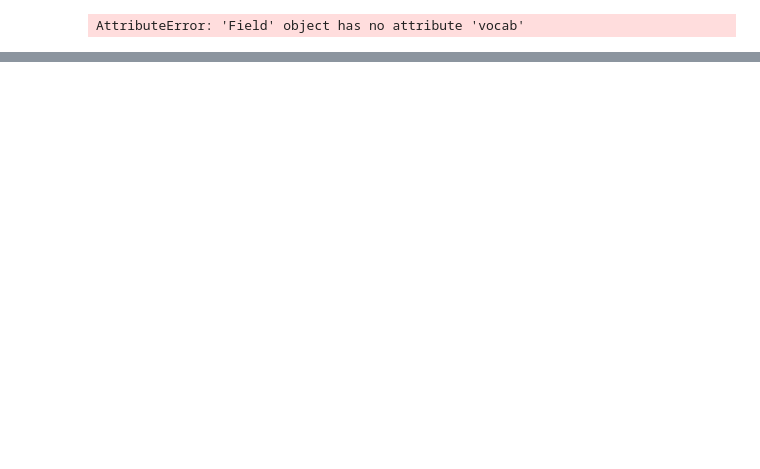
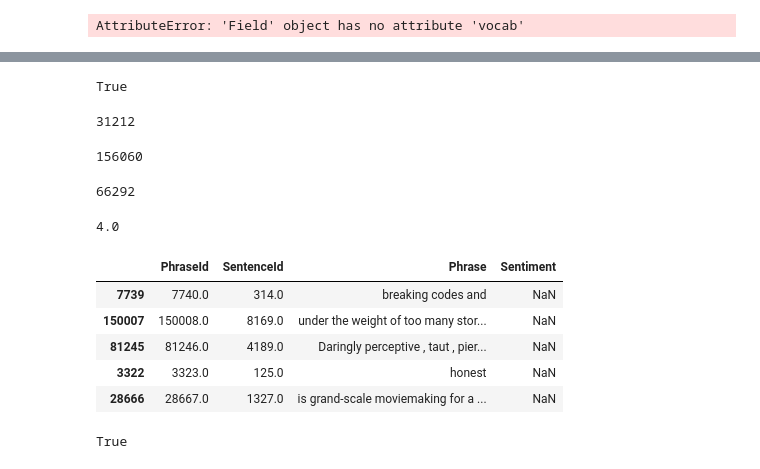
Before and after one commit to Haelles/nlp-beginner, a Jupyter notebook: nlp_practice.ipynb, the cells around one changed output, grey strips where cells are left out. Drawn from its saved outputs; the diff is of its cells as text; code cells hidden in the pictures; blank space fills up the shorter version.

```diff
--- a/nlp_practice.ipynb
+++ b/nlp_practice.ipynb
@@ -226,0 +585,5 @@ AttributeError: 'Field' object has no attribute 'vocab'
+# %%
+train_path = 'data/sentiment-analysis-on-movie-reviews/train.tsv'
+test_path = 'data/sentiment-analysis-on-movie-reviews/test.tsv'
+# %%
+train=pd.read_csv(train_path, sep='\t')
@@ -226,0 +596,6 @@ AttributeError: 'Field' object has no attribute 'vocab'
+# %%
+origin_data = train[['PhraseId', 'SentenceId', 'Phrase']]
+origin_label = train[['Sentiment']]
+# %%
+train_data, val_data, train_label, val_label = train_test_split(
+                                            origin_data, origin_label, test_size=0.2, random_state=0)
@@ -226,0 +620,33 @@ AttributeError: 'Field' object has no attribute 'vocab'
+# %%
+len(train_data) + len(val_data) == len(origin_data)
+# %% [output]
+True
+# %%
+len(val_data)
+# %% [output]
+31212
+# %%
+len(train)
+# %% [output]
+156060
+# %%
+len(test)
+# %% [output]
+66292
+# %%
+len(train_data) / len(val_data)
+# %% [output]
+4.0
+# %%
+pd.concat([train_data, train_label]).head(5)
+# %% [output]
+|  | PhraseId | SentenceId | Phrase | Sentiment |
+| 7739 | 7740.0 | 314.0 | breaking codes and | NaN |
+| 150007 | 150008.0 | 8169.0 | under the weight of too many stor... | NaN |
+| 81245 | 81246.0 | 4189.0 | Daringly perceptive , taut , pier... | NaN |
+| 3322 | 3323.0 | 125.0 | honest | NaN |
+| 28666 | 28667.0 | 1327.0 | is grand-scale moviemaking for a ... | NaN |
+# %%
+len(train_data) == len(train_label)
+# %% [output]
+True
```
Also changed, not shown: parts of 73 cells of this notebook, 2 other files.
